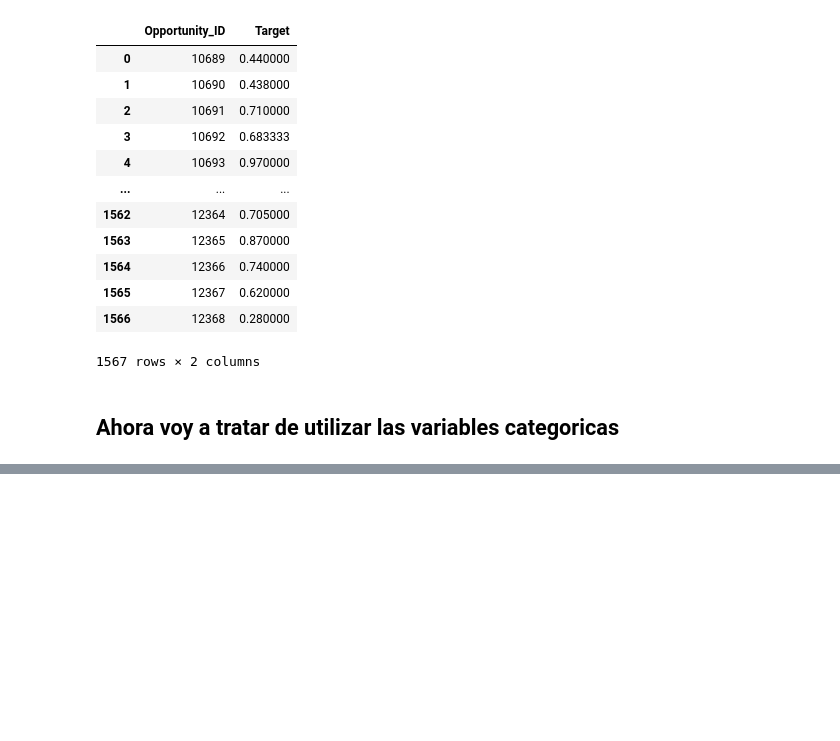
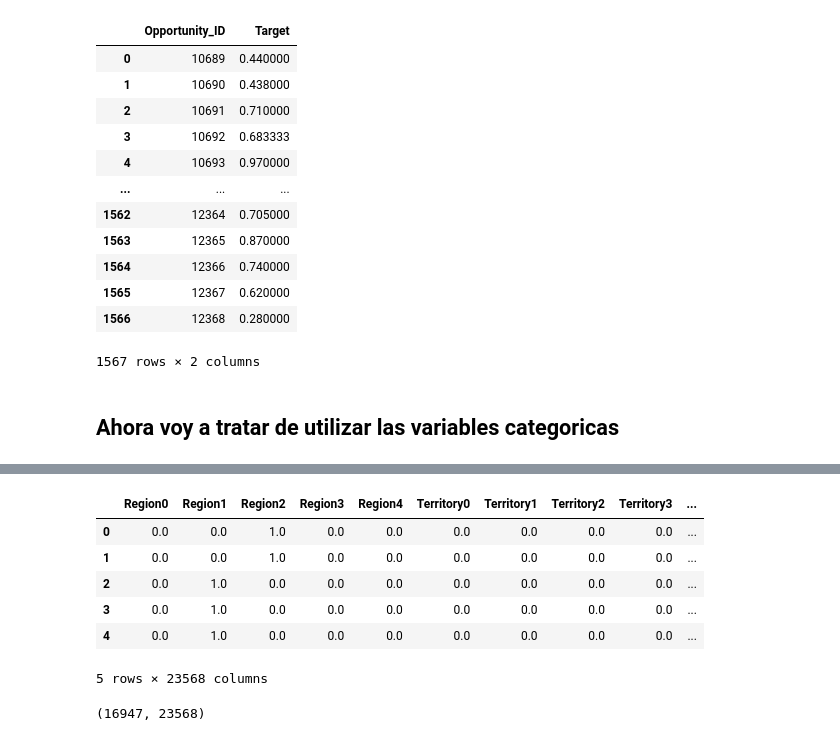
Before and after one commit to Fiuba-Big-Data-Analytics/Fiuba-Big-Data-Analytics-TPs, a Jupyter notebook: Tp 2/Modelos/RandomForest 1.ipynb, the cells around one changed output, grey strips where cells are left out. Saved outputs shown, nothing was run; the diff lists cells and outputs as text; code cells hidden in the pictures; blank space fills up the shorter version.

Commit message:
prueba xgboost 1

```diff
--- a/Tp 2/Modelos/RandomForest 1.ipynb
+++ b/Tp 2/Modelos/RandomForest 1.ipynb
@@ -237,0 +244,4 @@ final.reset_index()
+# %%
+prueba = df_frio_frio_train
+prueba['Stage'] = prueba['Stage'].apply(lambda x: 1 if x == 'Closed Won' else 0)
+prueba.info()
@@ -237,0 +266,33 @@ final.reset_index()
+# %%
+categoric_cols = prueba.columns[prueba.dtypes==object].tolist()
+numeric_cols = prueba.columns[prueba.dtypes!=object].tolist()
+# %%
+from sklearn.preprocessing import OneHotEncoder
+onehotencoder = OneHotEncoder(handle_unknown = 'ignore')
+
+def crearOneHotDF(c1):
+    M = pd.DataFrame(onehotencoder.fit_transform(prueba[[c1]]).toarray())
+
+    num_cols = len(list(M))
+    rng = range(0, num_cols)
+    new_cols = [c1 + str(i) for i in rng]
+    M.columns = new_cols[:num_cols]
+    return M
+
+
+
+categorical = pd.concat([crearOneHotDF(i) for i in categoric_cols], axis=1)
+
+categorical.head()
+# %% [output]
+|  | Region0 | Region1 | Region2 | Region3 | Region4 | Territory0 | Territory1 | Territory2 | Territory3 | ... |
+| 0 | 0.0 | 0.0 | 1.0 | 0.0 | 0.0 | 0.0 | 0.0 | 0.0 | 0.0 | ... |
+| 1 | 0.0 | 0.0 | 1.0 | 0.0 | 0.0 | 0.0 | 0.0 | 0.0 | 0.0 | ... |
+| 2 | 0.0 | 1.0 | 0.0 | 0.0 | 0.0 | 0.0 | 0.0 | 0.0 | 0.0 | ... |
+| 3 | 0.0 | 1.0 | 0.0 | 0.0 | 0.0 | 0.0 | 0.0 | 0.0 | 0.0 | ... |
+| 4 | 0.0 | 1.0 | 0.0 | 0.0 | 0.0 | 0.0 | 0.0 | 0.0 | 0.0 | ... |
+5 rows × 23568 columns
+# %%
+categorical.shape
+# %% [output]
+(16947, 23568)
```
Also changed, not shown: parts of 9 cells of this notebook, 1 other file.
